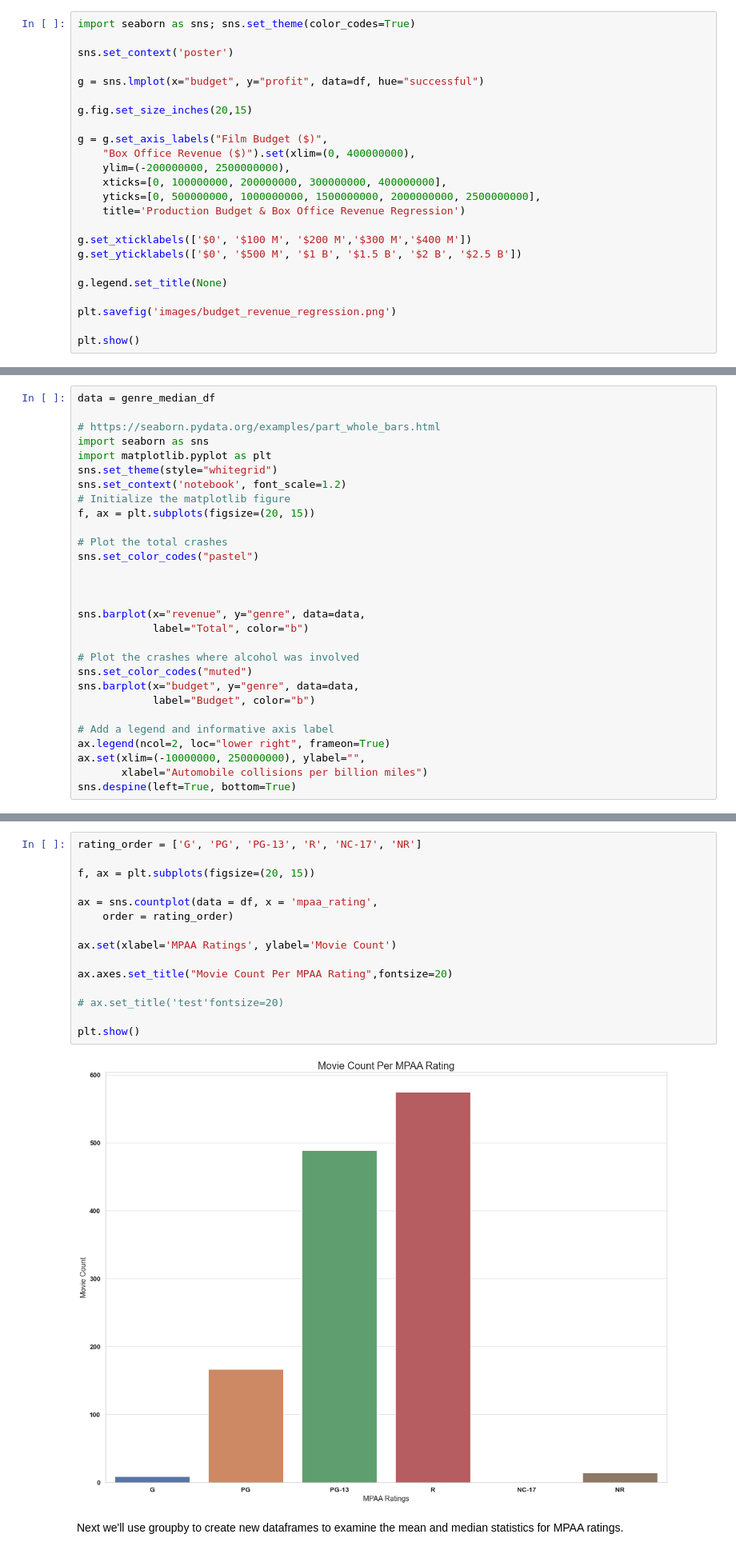
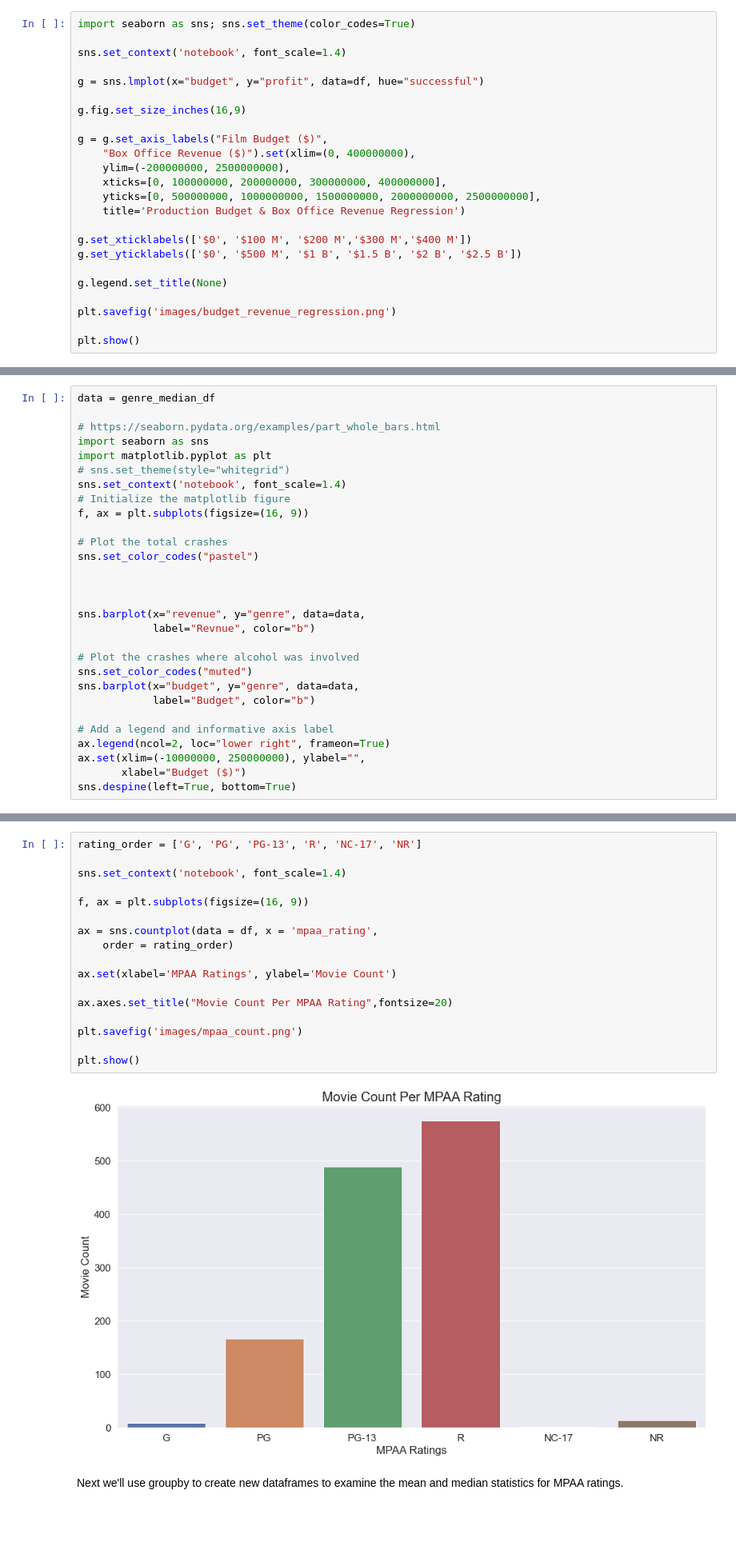
Before and after one commit to Drymander/dsc-phase-1-project, a Jupyter notebook: box_office_analysis.ipynb, the cells around one changed output, grey strips where cells are left out. Shown at 80% size. Saved outputs shown, nothing was run; the diff lists cells and outputs as text; blank space fills up the shorter version.

```diff
--- a/box_office_analysis.ipynb
+++ b/box_office_analysis.ipynb
@@ -237,11 +237,11 @@ Finally, we'll visualize our findings with a Seaborn regression model.  This wil
 # %%
 import seaborn as sns; sns.set_theme(color_codes=True)
 
-sns.set_context('poster')
+sns.set_context('notebook', font_scale=1.4)
 
 g = sns.lmplot(x="budget", y="profit", data=df, hue="successful")
 
-g.fig.set_size_inches(20,15)
+g.fig.set_size_inches(16,9)
 
 g = g.set_axis_labels("Film Budget ($)",
     "Box Office Revenue ($)").set(xlim=(0, 400000000),
@@ -321,10 +321,10 @@ data = genre_median_df
 # https://seaborn.pydata.org/examples/part_whole_bars.html
 import seaborn as sns
 import matplotlib.pyplot as plt
-sns.set_theme(style="whitegrid")
-sns.set_context('notebook', font_scale=1.2)
+# sns.set_theme(style="whitegrid")
+sns.set_context('notebook', font_scale=1.4)
 # Initialize the matplotlib figure
-f, ax = plt.subplots(figsize=(20, 15))
+f, ax = plt.subplots(figsize=(16, 9))
 
 # Plot the total crashes
 sns.set_color_codes("pastel")
@@ -332,7 +332,7 @@ sns.set_color_codes("pastel")
 
 
 sns.barplot(x="revenue", y="genre", data=data,
-            label="Total", color="b")
+            label="Revnue", color="b")
 
 # Plot the crashes where alcohol was involved
 sns.set_color_codes("muted")
@@ -342,6 +342,6 @@ sns.barplot(x="budget", y="genre", data=data,
 # Add a legend and informative axis label
 ax.legend(ncol=2, loc="lower right", frameon=True)
 ax.set(xlim=(-10000000, 250000000), ylabel="",
-       xlabel="Automobile collisions per billion miles")
+       xlabel="Budget ($)")
 sns.despine(left=True, bottom=True)
 # %% [output]
@@ -402,20 +426,22 @@ df.head(3)
 # %%
 rating_order = ['G', 'PG', 'PG-13', 'R', 'NC-17', 'NR']
 
-f, ax = plt.subplots(figsize=(20, 15))
+sns.set_context('notebook', font_scale=1.4)
+
+f, ax = plt.subplots(figsize=(16, 9))
 
 ax = sns.countplot(data = df, x = 'mpaa_rating',
     order = rating_order)
 
 ax.set(xlabel='MPAA Ratings', ylabel='Movie Count')
 
 ax.axes.set_title("Movie Count Per MPAA Rating",fontsize=20)
 
-# ax.set_title('test'fontsize=20)
+plt.savefig('images/mpaa_count.png')
 
 plt.show()
 # %% [output]
-[figure, old version]
+[figure, new version]
 # %% [markdown]
 Next we'll use groupby to create new dataframes to examine the mean and median statistics for MPAA ratings.
 # %%
```
Also changed, not shown: parts of 6 cells of this notebook, 17 other files.
